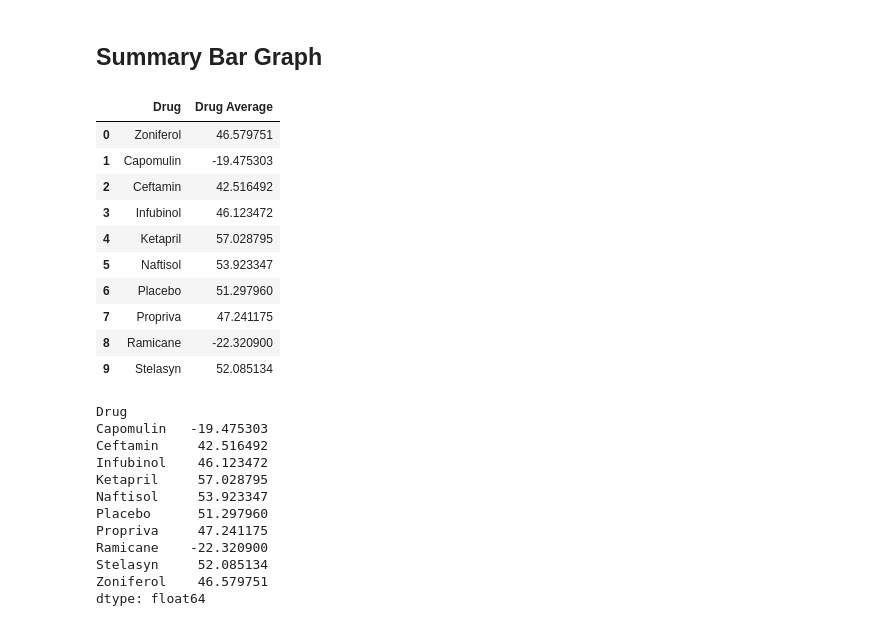
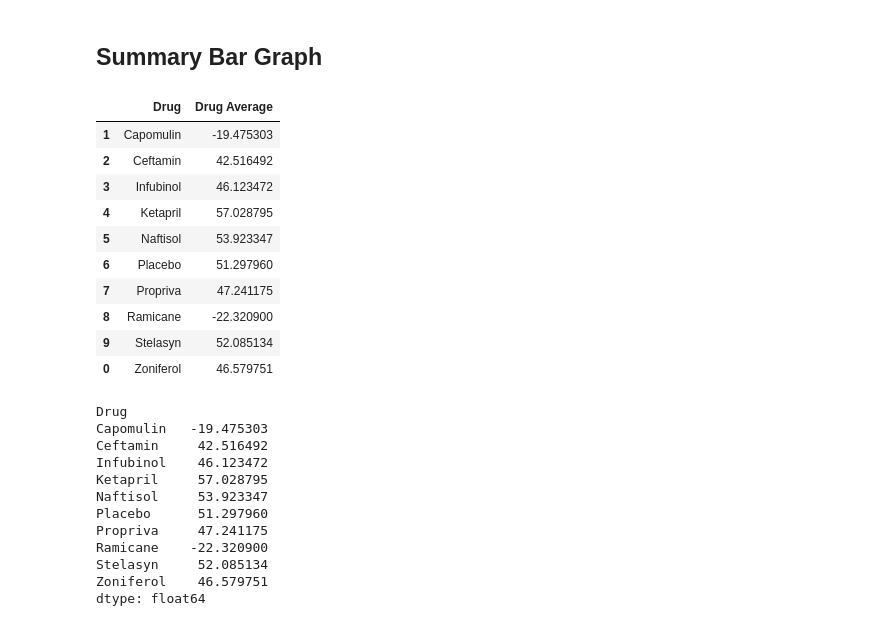
Before and after one commit to alsandiego/uci_dataanalyticsbootcamp_homework, a Jupyter notebook: Matplotlib/Pymaceuticals/pymaceuticals_starter.ipynb, the cells around one changed output. Saved outputs shown, nothing was run; the diff lists cells and outputs as text; code cells hidden in the pictures.

```diff
--- a/Matplotlib/Pymaceuticals/pymaceuticals_starter.ipynb
+++ b/Matplotlib/Pymaceuticals/pymaceuticals_starter.ipynb
@@ -277,20 +323,20 @@ plt.show()
 # %%
 # Calculate the percent changes for each drug
 drug_average = []
 drug = []
 
 for i in range(len(df_tumor_mean)):
+    #if current drug record is not the same as previous drug record OR current drug record is NULL(for last record)
     if (df_tumor_mean.iloc[i,0] != df_tumor_mean.iloc[i-1,0]) or pd.isnull(df_tumor_mean.iloc[i,0]):
         drug_average.append((df_tumor_mean.iloc[i-1,2] - df_tumor_mean.iloc[i-1-(i-1),2])/ df_tumor_mean.iloc[i-1-(i-1),2]*100)
         drug.append(df_tumor_mean.iloc[i-1,0])
 
 # Display the data to confirm
 #combine list into dictionary
 df_drug_changes = pd.DataFrame({'Drug':drug, 'Drug Average':drug_average})
-df_drug_changes
+df_drug_changes.sort_values('Drug')
 # %% [output]
 |  | Drug | Drug Average |
-| 0 | Zoniferol | 46.579751 |
 | 1 | Capomulin | -19.475303 |
 | 2 | Ceftamin | 42.516492 |
 | 3 | Infubinol | 46.123472 |
@@ -300,6 +346,7 @@ df_drug_changes
 | 7 | Propriva | 47.241175 |
 | 8 | Ramicane | -22.320900 |
 | 9 | Stelasyn | 52.085134 |
+| 0 | Zoniferol | 46.579751 |
 # %%
 # %% [output]
 Drug
```
Also changed, not shown: parts of 7 cells of this notebook, 3 other files.
